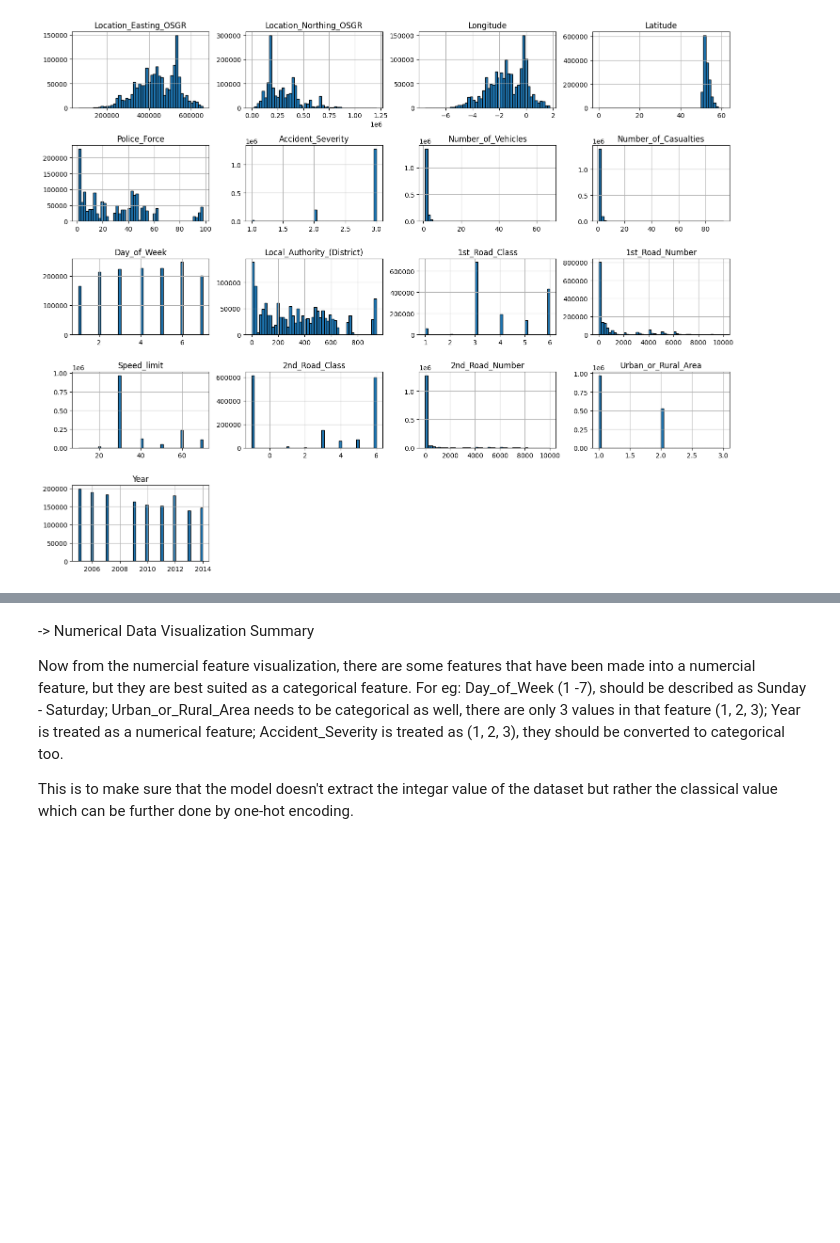
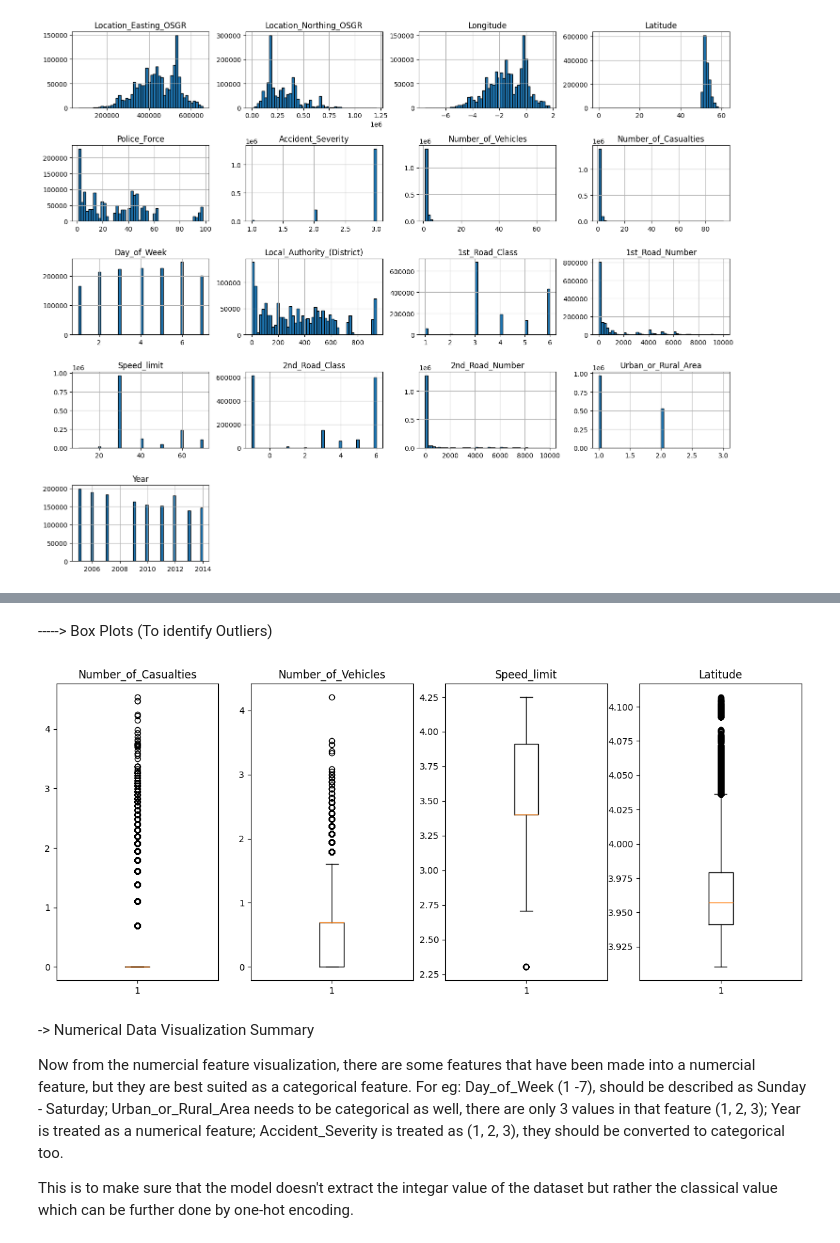
Before and after one commit to Wania-n/ML_A-01_Road-Accidents-UK, a Jupyter notebook: OneDrive/Documents/Semester-6 (FAST)/Machine Learning/Assignment#01/22i-2369_ML_A1.ipynb, the cells around one changed output, grey strips where cells are left out. Cells and saved outputs as stored; diff of their text form; code cells hidden in the pictures; blank space fills up the shorter version.

```diff
--- a/OneDrive/Documents/Semester-6 (FAST)/Machine Learning/Assignment#01/22i-2369_ML_A1.ipynb
+++ b/OneDrive/Documents/Semester-6 (FAST)/Machine Learning/Assignment#01/22i-2369_ML_A1.ipynb
@@ -126,3 +167,24 @@ plt.show()
+# %% [markdown]
+-----> Box Plots (To identify Outliers)
+# %%
+# Creating box Plots
+# Since the ranges of each feature are very drastic in nature, they are plotted seperately
+
+import numpy as np
+
+# Making sure numbers generated are consistent
+np.random.seed(42)
+
+# Plotting the box plots
+fig, axes = plt.subplots(1, 4, figsize=(15, 6))
+for i, col in enumerate(["Number_of_Casualties","Number_of_Vehicles","Speed_limit", "Latitude"]):
+    axes[i].boxplot(np.log(dataset[col]))
+    axes[i].set_title(col)
+
+plt.savefig("BoxPlots_fig1")
+plt.show()
+# %% [output]
+[figure, added]
 # %% [markdown]
 -> Numerical Data Visualization Summary
 
```
Also changed, not shown: parts of 12 cells of this notebook, 2 other files.
